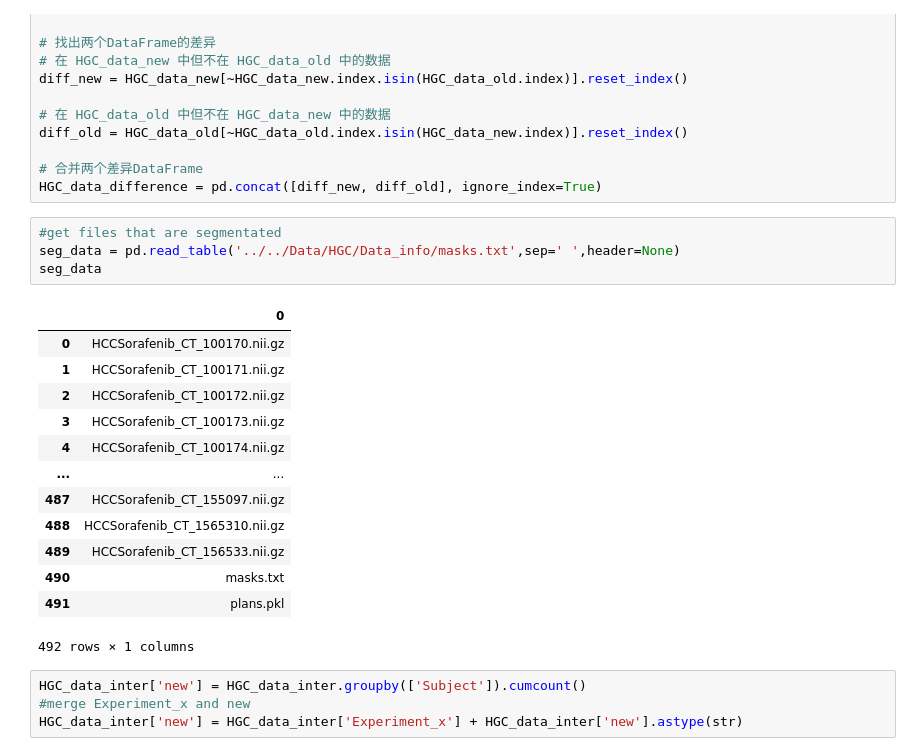
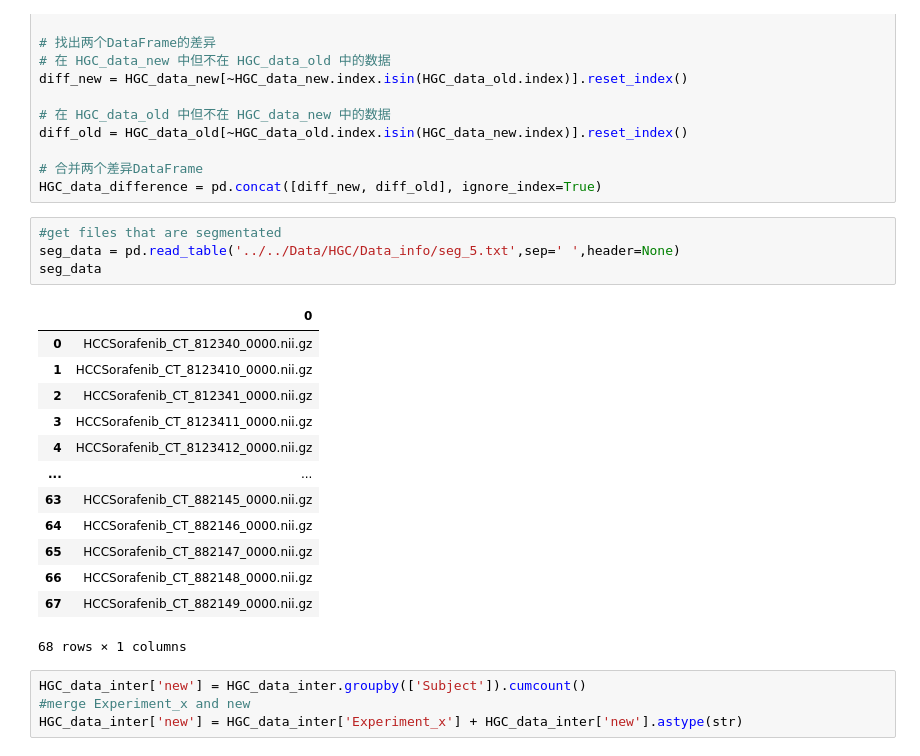
Before and after one commit to BaconDavid/CRLM_Internship_Project, a Jupyter notebook: Jupyter_Test/Data_stuff.ipynb, the cells around one changed output. Saved outputs shown, nothing was run; the diff lists cells and outputs as text.

```diff
--- a/Jupyter_Test/Data_stuff.ipynb
+++ b/Jupyter_Test/Data_stuff.ipynb
@@ -916,22 +924,22 @@ diff_old = HGC_data_old[~HGC_data_old.index.isin(HGC_data_new.index)].reset_inde
 HGC_data_difference = pd.concat([diff_new, diff_old], ignore_index=True)
 # %%
 #get files that are segmentated
-seg_data = pd.read_table('../../Data/HGC/Data_info/masks.txt',sep=' ',header=None)
+seg_data = pd.read_table('../../Data/HGC/Data_info/seg_5.txt',sep=' ',header=None)
 seg_data
 # %% [output]
 |  | 0 |
-| 0 | HCCSorafenib_CT_100170.nii.gz |
-| 1 | HCCSorafenib_CT_100171.nii.gz |
-| 2 | HCCSorafenib_CT_100172.nii.gz |
-| 3 | HCCSorafenib_CT_100173.nii.gz |
-| 4 | HCCSorafenib_CT_100174.nii.gz |
+| 0 | HCCSorafenib_CT_812340_0000.nii.gz |
+| 1 | HCCSorafenib_CT_8123410_0000.nii.gz |
+| 2 | HCCSorafenib_CT_812341_0000.nii.gz |
+| 3 | HCCSorafenib_CT_8123411_0000.nii.gz |
+| 4 | HCCSorafenib_CT_8123412_0000.nii.gz |
 | ... | ... |
-| 487 | HCCSorafenib_CT_155097.nii.gz |
-| 488 | HCCSorafenib_CT_1565310.nii.gz |
-| 489 | HCCSorafenib_CT_156533.nii.gz |
-| 490 | masks.txt |
-| 491 | plans.pkl |
+| 63 | HCCSorafenib_CT_882145_0000.nii.gz |
+| 64 | HCCSorafenib_CT_882146_0000.nii.gz |
+| 65 | HCCSorafenib_CT_882147_0000.nii.gz |
+| 66 | HCCSorafenib_CT_882148_0000.nii.gz |
+| 67 | HCCSorafenib_CT_882149_0000.nii.gz |
-492 rows × 1 columns
+68 rows × 1 columns
 # %%
 HGC_data_inter['new'] = HGC_data_inter.groupby(['Subject']).cumcount()
 #merge Experiment_x and new
```
Also changed, not shown: parts of 4 cells of this notebook, 5 other files.
